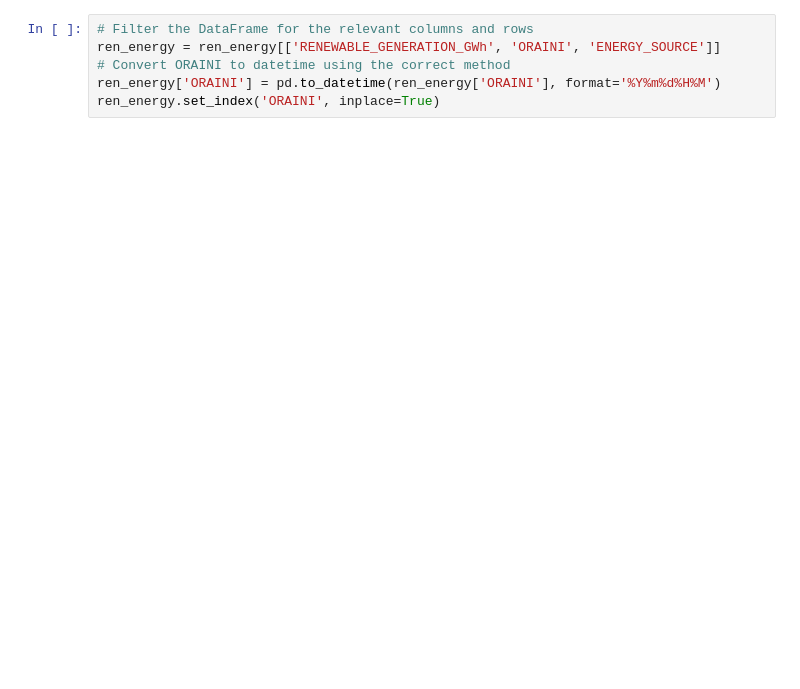
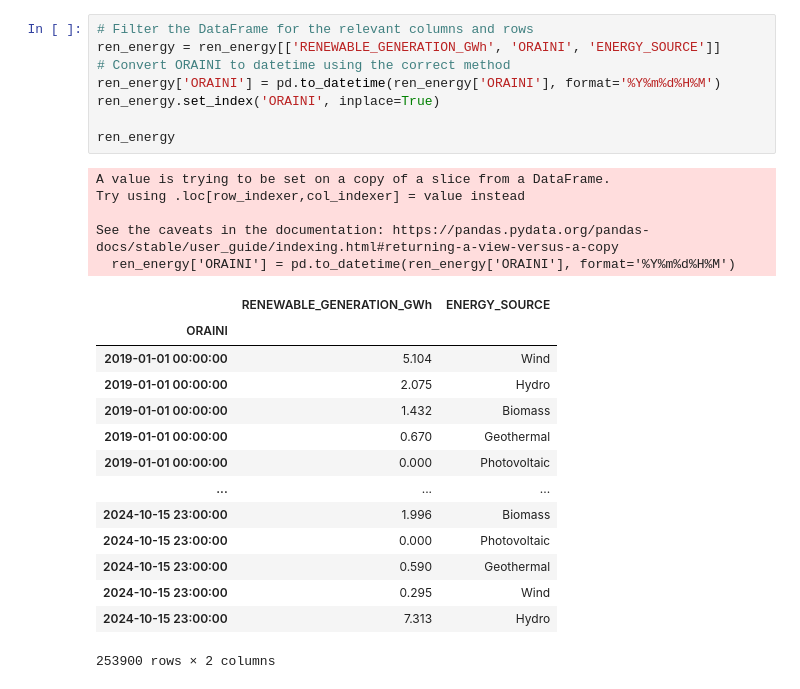
Before and after one commit to samueledelia/Italian-imbalance-forecasting, a Jupyter notebook: notebook/data_exploration/power_generation.ipynb, the cells around one changed output. Saved outputs shown, nothing was run; the diff lists cells and outputs as text; blank space fills up the shorter version.

```diff
--- a/notebook/data_exploration/power_generation.ipynb
+++ b/notebook/data_exploration/power_generation.ipynb
@@ -29,9 +38,31 @@ ren_energy.head()
 # %%
 # Filter the DataFrame for the relevant columns and rows
 ren_energy = ren_energy[['RENEWABLE_GENERATION_GWh', 'ORAINI', 'ENERGY_SOURCE']]
 # Convert ORAINI to datetime using the correct method
 ren_energy['ORAINI'] = pd.to_datetime(ren_energy['ORAINI'], format='%Y%m%d%H%M')
 ren_energy.set_index('ORAINI', inplace=True)
+
+ren_energy
+# %% [output]
+A value is trying to be set on a copy of a slice from a DataFrame.
+Try using .loc[row_indexer,col_indexer] = value instead
+
+See the caveats in the documentation: https://pandas.pydata.org/pandas-docs/stable/user_guide/indexing.html#returning-a-view-versus-a-copy
+  ren_energy['ORAINI'] = pd.to_datetime(ren_energy['ORAINI'], format='%Y%m%d%H%M')
+|  | RENEWABLE_GENERATION_GWh | ENERGY_SOURCE |
+| ORAINI |  |  |
+| 2019-01-01 00:00:00 | 5.104 | Wind |
+| 2019-01-01 00:00:00 | 2.075 | Hydro |
+| 2019-01-01 00:00:00 | 1.432 | Biomass |
+| 2019-01-01 00:00:00 | 0.670 | Geothermal |
+| 2019-01-01 00:00:00 | 0.000 | Photovoltaic |
+| ... | ... | ... |
+| 2024-10-15 23:00:00 | 1.996 | Biomass |
+| 2024-10-15 23:00:00 | 0.000 | Photovoltaic |
+| 2024-10-15 23:00:00 | 0.590 | Geothermal |
+| 2024-10-15 23:00:00 | 0.295 | Wind |
+| 2024-10-15 23:00:00 | 7.313 | Hydro |
+253900 rows × 2 columns
 # %%
 # Get unique labels of the ENERGY_SOURCE
 unique_energy_sources = ren_energy['ENERGY_SOURCE'].unique()
```
Also changed, not shown: parts of 17 cells of this notebook, 1 other file.
